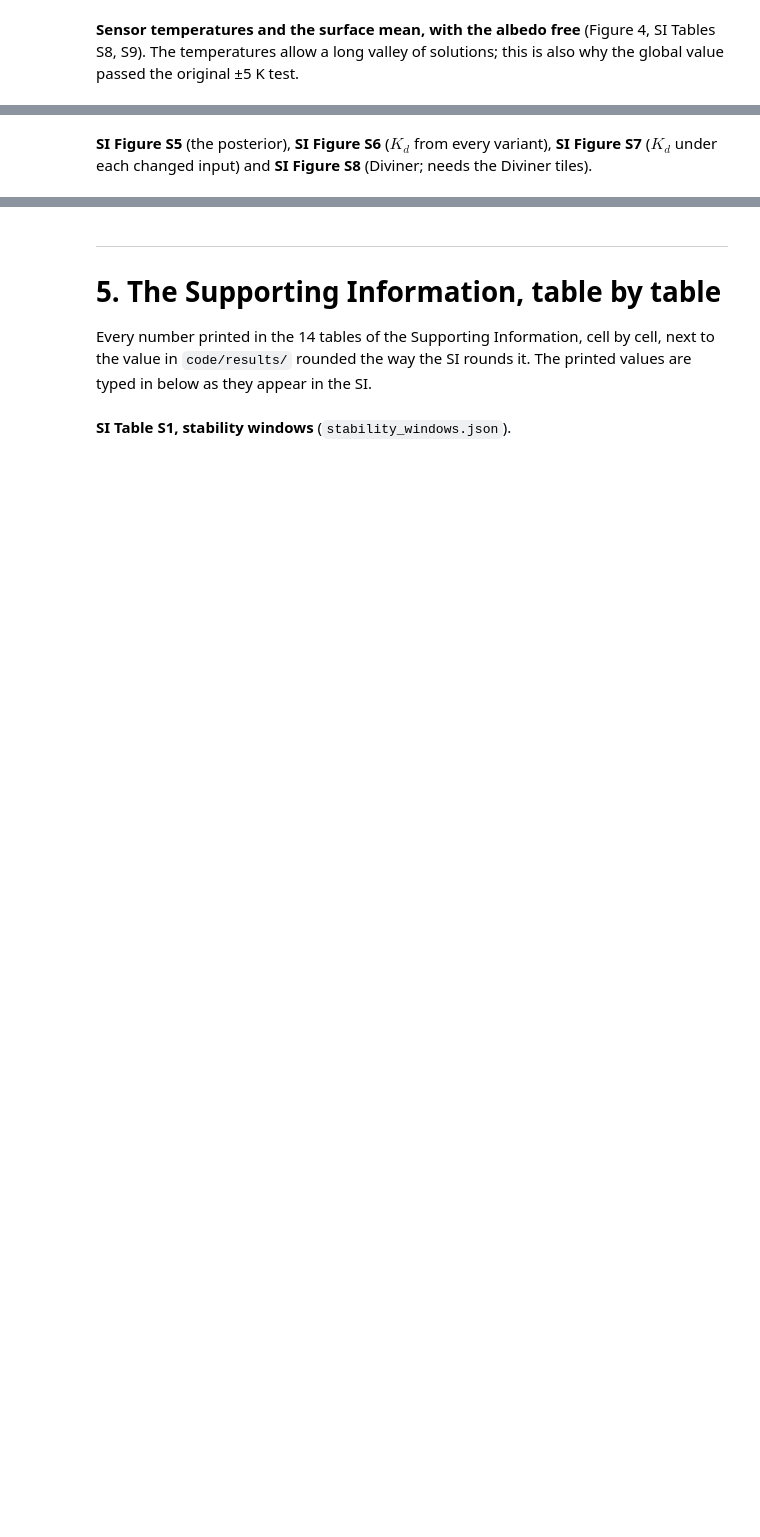
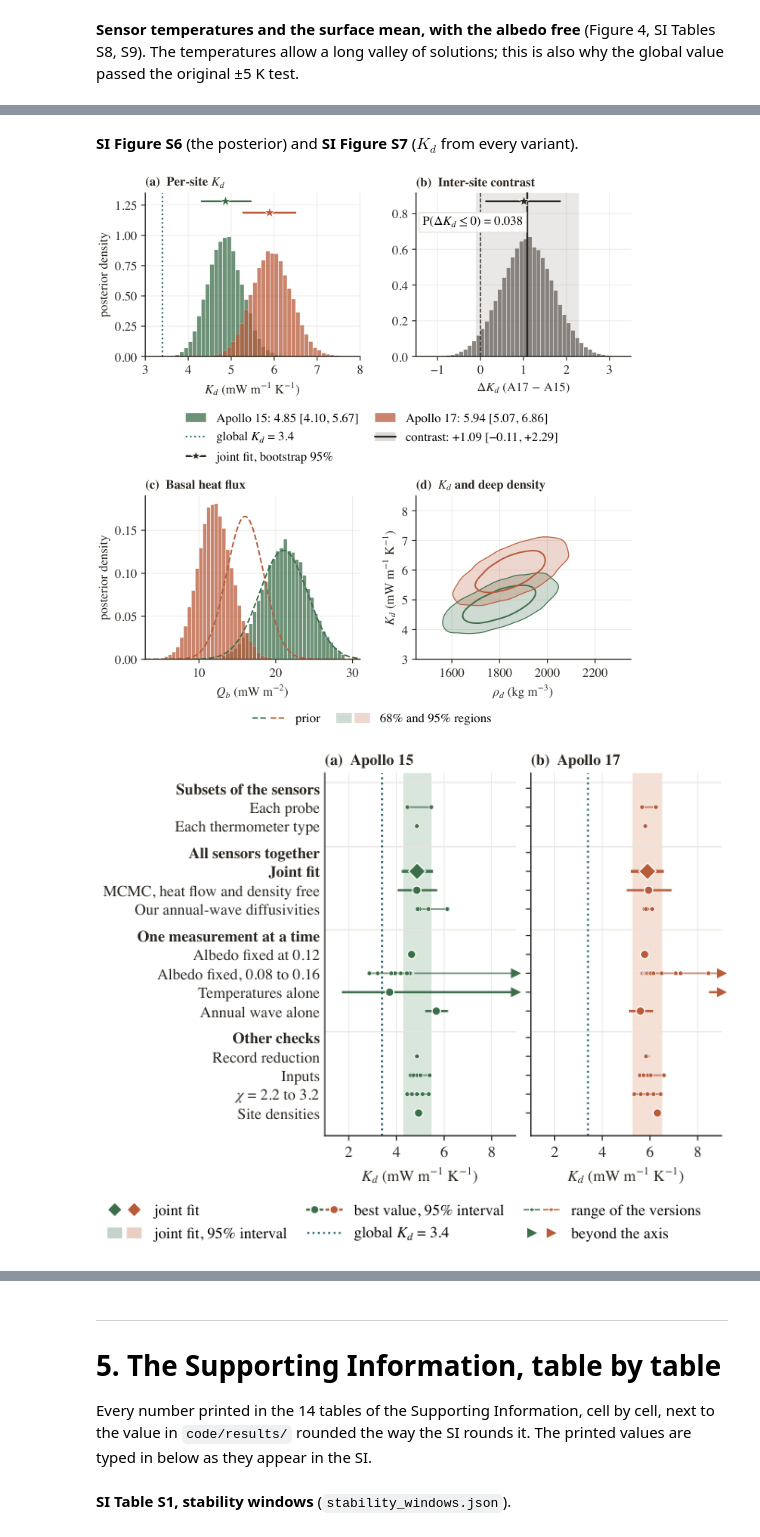
Before and after one commit to rp3gregorio/Lunar-HFE, a Jupyter notebook: code/notebooks/run_everything.ipynb, the cells around one changed output, grey strips where cells are left out. Cells and saved outputs as stored; diff of their text form; code cells hidden in the pictures; blank space fills up the shorter version.

```diff
--- a/code/notebooks/run_everything.ipynb
+++ b/code/notebooks/run_everything.ipynb
@@ -450,13 +762,6 @@ Each thermometer type (TG: gradient bridge; TR: ring bridge) fitted on its own,
 with both probes' diffusivities.
 # %%
 chk = nb.Checks("Section 3.1, each thermometer type on its own:")
-for s, key, kd, lo, hi in (("A15", "TG", "4.87", "4.29", "5.51"), ("A15", "TR", "4.86", "4.18", "5.57"),
-                           ("A17", "TG", "5.78", "5.13", "6.43"), ("A17", "TR", "5.80", "5.13", "6.42")):
-    f = SF[s][key]
-    chk.add(f"{s} {key}: K_d", f["kd_mW"], kd, ".2f")
-    chk.add(f"{s} {key}: 95% lower", f["kd_bootstrap_mW"]["p2.5"], lo, ".2f")
-    chk.add(f"{s} {key}: 95% upper", f["kd_bootstrap_mW"]["p97.5"], hi, ".2f")
-    chk.add(f"{s} {key}: K_d as in the abstract", f["kd_mW"], {"A15": "4.9", "A17": "5.8"}[s], ".1f")
 chk.add("TG and TR give the same K_d to within", max(abs(SF[s]["TG"]["kd_mW"] - SF[s]["TR"]["kd_mW"]) for s in S2), "0.02", ".2f")
 chk.add("each type: largest p of K_d = 3.4", max(SF[s][k]["global_3p4"]["p"] for s in S2 for k in ("TG", "TR")), "<2e-6")
 chk.show()
@@ -479,8 +797,8 @@ zsig = max(abs(km - o[2]) / o[3] for s in S2 for km, o in zip(FC[s]["fit_with_di
 va = R["joint_valley"]["A17"]["rows"]; r6, r7 = (next(r for r in va if r["kd_mW"] == k) for k in (6.0, 7.0))
 sa = LR["standard_albedo_0p12"]
 chk = nb.Checks("Sections 3.1, 3.3, the joint fit:")
-for s, A, lo_a, hi_a, kd, lo, hi, ts in (("A15", "0.136", "0.128", "0.145", "4.9", "4.3", "5.5", "213.5"),
-                                         ("A17", "0.137", "0.135", "0.140", "5.9", "5.3", "6.5", "216.6")):
+for s, A, lo_a, hi_a, kd, lo, hi in (("A15", "0.136", "0.128", "0.145", "4.9", "4.3", "5.5"),
+                                     ("A17", "0.137", "0.135", "0.140", "5.9", "5.3", "6.5")):
     w = JF["sites"][s]["with_diffusivity"]
     chk.add(f"{s}: A*", w["best"]["A"], A, ".3f")
     chk.add(f"{s}: A* 95% lower", w["bootstrap"]["A"]["p2.5"], lo_a, ".3f")
@@ -488,14 +806,19 @@ for s, A, lo_a, hi_a, kd, lo, hi, ts in (("A15", "0.136", "0.128", "0.145", "4.9
     chk.add(f"{s}: K_d*", w["best"]["kd_star_mW"], kd, ".1f")
     chk.add(f"{s}: K_d* 95% lower", w["bootstrap"]["kd_mW"]["p2.5"], lo, ".1f")
     chk.add(f"{s}: K_d* 95% upper", w["bootstrap"]["kd_mW"]["p97.5"], hi, ".1f")
-    chk.add(f"{s}: modeled surface mean (K)", FC[s]["fit_with_diffusivity"]["surface_mean_K"], ts, ".1f")
 chk.add_text("K_d* / global value", nb.span([best[s]["kd_star_mW"] / 3.4 for s in S2], ".1f"), "1.4-1.7")
+_hw = [abs(JF["sites"][s]["with_diffusivity"]["bootstrap"]["kd_mW"][q] - best[s]["kd_star_mW"]) for s in S2 for q in ("p2.5", "p97.5")]
+chk.add("abstract: the 95% intervals written as +- (smallest half-width, both sites)", min(_hw), "0.6", ".1f")
+chk.add("abstract: the 95% intervals written as +- (largest half-width, both sites)", max(_hw), "0.6", ".1f")
+chk.add("modeled surface means within 5 K of the measured ones: largest difference (K)",
+        max(abs(FC[s]["fit_with_diffusivity"]["surface_mean_K"] - JF["sites"][s]["with_diffusivity"]["best"]["surface_mean_obs_K"]) for s in S2), "<5")
 chk.add("model diffusivities agree with the measured ones within (standard errors)", zsig, "1.3", ".1f")
-chk.add("A17 valley: K_d 6 -> 7 improves the sensor misfit by (K)", r6["sensor_rmse_K"] - r7["sensor_rmse_K"], "0.04", ".2f")
-chk.add_text("   and moves the diffusivity above the probes by (standard errors)", " and ".join(nb.rounded(x, ".1f") for x in r7["kappa_sigmas"]), "2.1 and 3.6")
+chk.add("A17 valley: K_d 6 -> 7 barely changes the sensor misfit (K)", r6["sensor_rmse_K"] - r7["sensor_rmse_K"], "<0.05")
+chk.add_text("   but moves the diffusivity above the probes by (standard errors)", nb.span(r7["kappa_sigmas"], ".0f"), "2-4")
 chk.add_text("fitted albedo above 0.12 by", nb.span([best[s]["A"] - 0.12 for s in S2], ".3f"), "0.016-0.017")
-for s, kd, bias, p in (("A15", "4.8", "1.35", "0.004"), ("A17", "5.6", "1.47", "2e-10")):
-    chk.add(f"{s}, albedo held at 0.12, temperatures alone: model warmer than the sensors by (K)",
-            next(c["bias_K"] for c in R["albedo_sensitivity"]["cases"] if c["site"] == s and c["family"] == "constant" and abs(c["A"] - 0.12) < 1e-9), bias, ".2f")
-    chk.add(f"{s}, albedo held at 0.12: p", sa[s]["fixed_vs_fitted_albedo"]["p"], p, ".3f" if s == "A15" else ".0e")
+chk.add_text("A* 95% interval narrower at A17 than at A15", str(all(JF["sites"]["A17"]["with_diffusivity"]["bootstrap"]["A"][q] - JF["sites"]["A17"]["with_diffusivity"]["bootstrap"]["A"]["p2.5"] <
+             JF["sites"]["A15"]["with_diffusivity"]["bootstrap"]["A"][q] - JF["sites"]["A15"]["with_diffusivity"]["bootstrap"]["A"]["p2.5"] for q in ("p97.5",))), "True")
+b012 = [next(c["bias_K"] for c in R["albedo_sensitivity"]["cases"] if c["site"] == s and c["family"] == "constant" and abs(c["A"] - 0.12) < 1e-9) for s in S2]
+chk.add("albedo held at 0.12, temperatures alone: model warmer than the sensors, both sites, about (K)", np.mean(b012), "1.4", ".1f")
+chk.add("albedo held at 0.12 against the fitted albedo: largest p", max(sa[s]["fixed_vs_fitted_albedo"]["p"] for s in S2), "<0.005")
 chk.show()
@@ -540,20 +917,16 @@ display(pd.DataFrame(rows, columns=["site", "model (Table 1)", "A", "K_d", "RMSE
 # %%
 chk = nb.Checks("Table 1, lower rows (and the all-sensor row from the joint-fit checks):")
-P = {"A15": dict(pub=("1.77", "+1.53", "0.56", "6e-8"), glob=("0.138", "0.90", "+0.02", "0.56"),
+P = {"A15": dict(pub=("1.77", "+1.53", "0.56"), glob=("0.138", "0.90", "+0.02", "0.56"),
                  fit=("0.136", "0.90", "0.00", "0.80"), ms=("0.136", "0.91", "+0.14")),
-     "A17": dict(pub=("2.09", "+1.97", "0.57", "5e-21"), glob=("0.143", "0.71", "+0.01", "0.56"),
+     "A17": dict(pub=("2.09", "+1.97", "0.57"), glob=("0.143", "0.71", "+0.01", "0.56"),
                  fit=("0.137", "0.43", "0.00", "0.98"), ms=("0.137", "0.62", "+0.05"))}
 for s in S2:
     p, h = P[s], LR["standard_albedo_0p12"][s]["hayne_as_published"]
     chk.add(f"{s} published values: RMSE (K)", h["sensor_rmse_K"], p["pub"][0], ".2f")
     chk.add(f"{s} published values: bias (K)", h["sensor_bias_K"], p["pub"][1], "+.2f")
     chk.add(f"{s} published values: kappa", np.mean(h["kappa_model_1e4_cm2_s"]), p["pub"][2], ".2f")
-    chk.add(f"{s} published values: p", LR["standard_albedo_0p12"][s]["global_3p4_at_standard_albedo"]["p"], p["pub"][3], ".0e")
     g = FC[s]["global_3p4"]
-    chk.add(f"{s} K_d=3.4, A refitted: A", g["A"], p["glob"][0], ".3f")
-    chk.add(f"{s} K_d=3.4, A refitted: RMSE (K)", g["rmse_K"], p["glob"][1], ".2f")
-    chk.add(f"{s} K_d=3.4, A refitted: bias (K)", g["bias_K"], p["glob"][2], "+.2f")
-    chk.add(f"{s} K_d=3.4, A refitted: kappa", np.mean(g["kappa_model"]), p["glob"][3], ".2f")
+    chk.add(f"{s} K_d=3.4, A refitted: RMSE equals the all-sensor row's 'K_d = 3.4' column (K)", g["rmse_K"], p["glob"][1], ".2f")
     f = FC[s]["fit_with_diffusivity"]
     chk.add(f"{s} joint fit: A", f["A"], p["fit"][0], ".3f")
     chk.add(f"{s} joint fit: RMSE (K)", f["rmse_K"], p["fit"][1], ".2f")
@@ -741,10 +1291,11 @@ chk.show()
 # %% [markdown]
-**SI Figure S5** (the posterior), **SI Figure S6** ($K_d$ from every variant),
-**SI Figure S7** ($K_d$ under each changed input) and **SI Figure S8** (Diviner;
-needs the Diviner tiles).
+**SI Figure S6** (the posterior) and **SI Figure S7** ($K_d$ from every variant).
 # %%
-for f in ("fig_joint_mcmc", "fig_joint_variants", "fig_joint_robustness", "fig_joint_diviner_closure"):
+for f in ("fig_joint_mcmc", "fig_joint_variants"):
     nb.show(f)
+# %% [output]
+[figure, added]
+[figure, added]
 # %% [markdown]
 ## Section 4: discussion
 What the values mean (4.1), whether the two sites differ (4.2) and what limits
```
Also changed, not shown: parts of 80 cells of this notebook, 31 other files.
